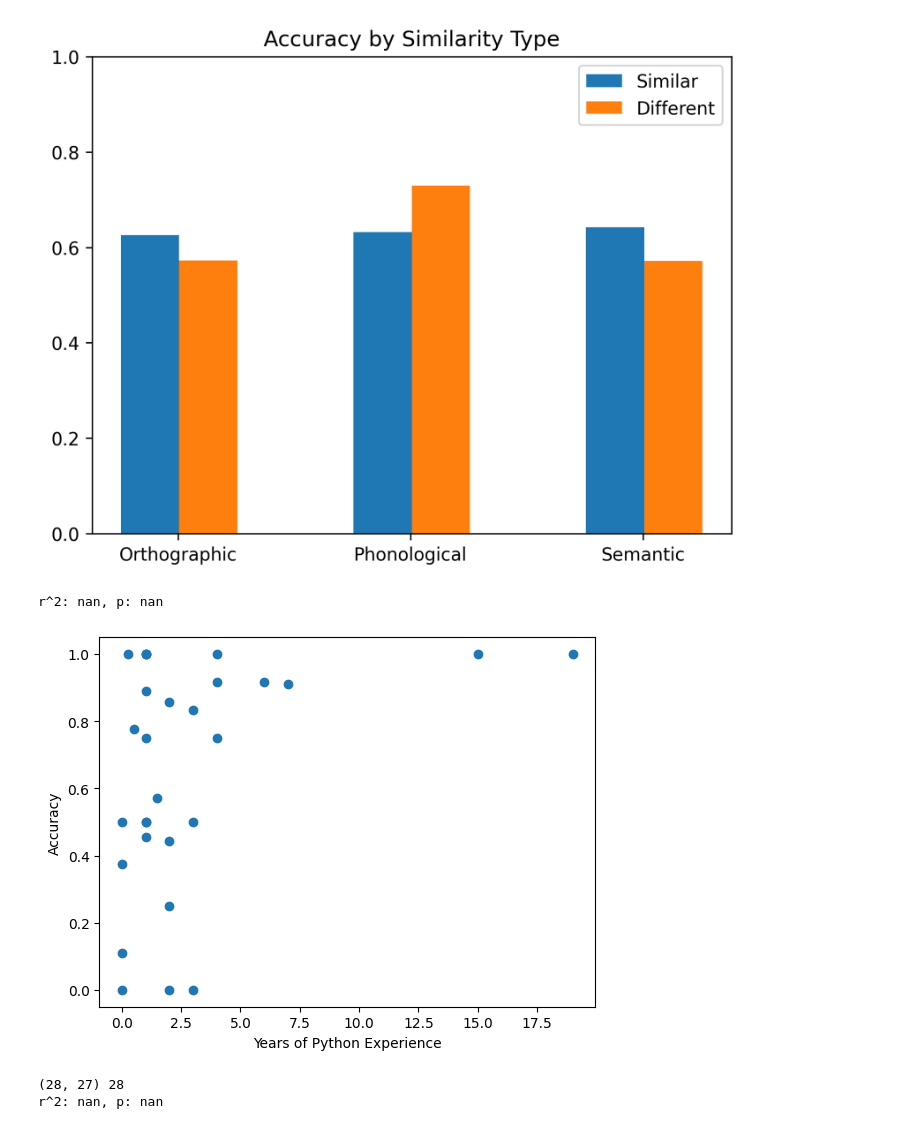
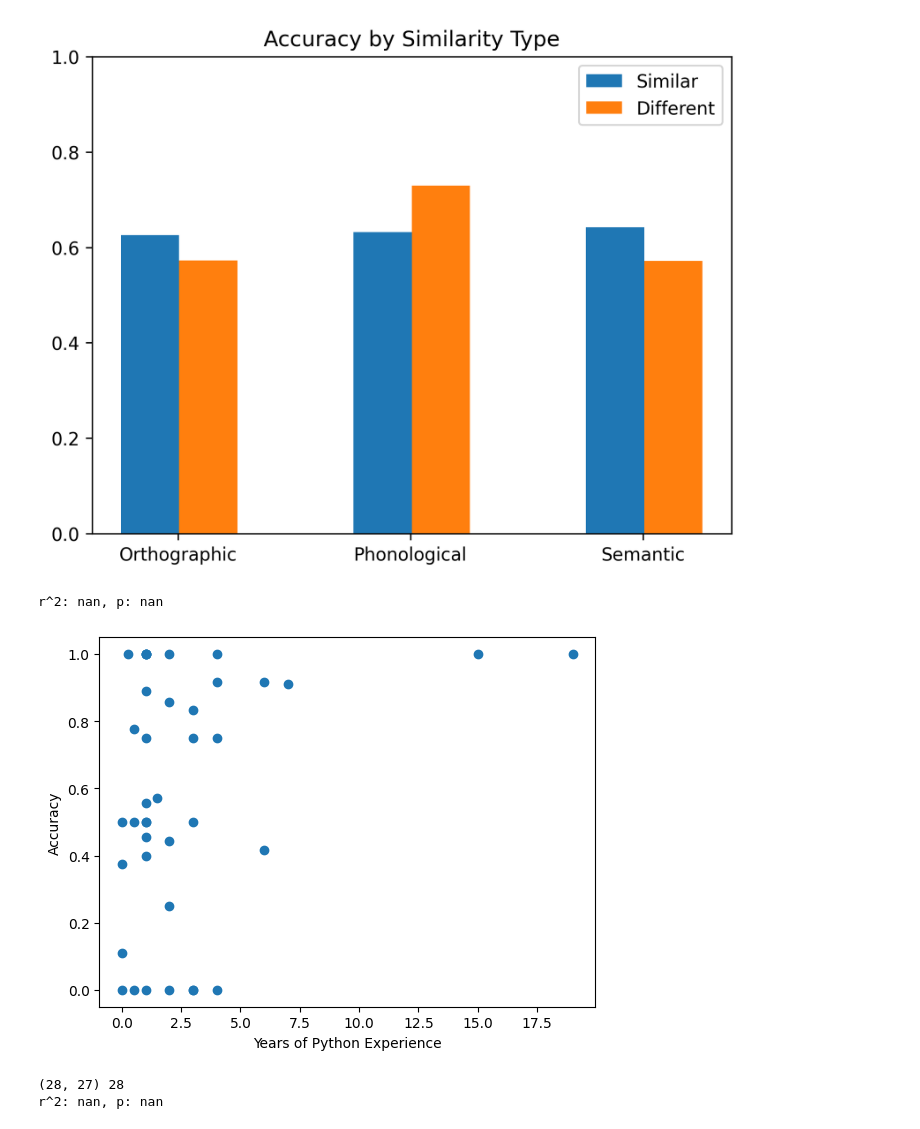
Before and after one commit to tamsinrogers/IdentifierSimilarity, a Jupyter notebook: survey_analysis.ipynb, the cells around one changed output. Cells and saved outputs as stored; diff of their text form; code cells hidden in the pictures.

Commit message:
update survey analysis notebook for new responses

```diff
--- a/survey_analysis.ipynb
+++ b/survey_analysis.ipynb
@@ -7,5 +8,5 @@ import scipy
 # %%
-survey_df = pd.read_csv('data/Survey-Data/Identifier-Similarity-May-2-2023-11.52.csv')
+survey_df = pd.read_csv('data/Survey-Data/survey_031023_1344.csv')
 # %%
 correct_answers = [4, 1, 2, 2, 2, 1, 3, 1, 2, 1, 1, 1]
 similarity_type = ['orthographic', 'orthographic', 'orthographic', 'orthographic',
@@ -33,8 +34,8 @@ for i in range(12):
     dif_data = np.array(survey_df[different_header])
     sim_data = np.array(survey_df[similar_header])
 
-    dif_scored = np.asarray([dif_data[j]==correct_answers[i] if not np.isnan(dif_data[j]) else np.nan for j in range(41)], dtype=float)
-    sim_scored = np.asarray([sim_data[j]==correct_answers[i] if not np.isnan(sim_data[j]) else np.nan for j in range(41)], dtype=float)
+    dif_scored = np.asarray([dif_data[j]==correct_answers[i] if not np.isnan(dif_data[j]) else np.nan for j in range(65)], dtype=float)
+    sim_scored = np.asarray([sim_data[j]==correct_answers[i] if not np.isnan(sim_data[j]) else np.nan for j in range(65)], dtype=float)
 
     scored_df[different_header] = dif_scored
     scored_df[similar_header] = sim_scored
@@ -49,7 +50,7 @@ Q_df['n_different'] = dif_attempts
 Q_df['score_similar'] = sim_percent
 Q_df['n_similar'] = sim_attempts
 
-scored_df.to_csv('data/Survey-Data/scored-survey.csv')
+scored_df.to_csv('data/Survey-Data/scored-survey-051023.csv')
 # %%
 print(Q_df)
 # %% [output]
@@ -103,23 +106,23 @@ plt.show()
 # %%
 scores = []
 
-for r in range(41):
+for r in range(65):
     scores.append(scored_df.iloc[r, 3::].sum()/scored_df.iloc[r, 3::].count())
 
 fig, ax = plt.subplots()
 ax.scatter(scored_df['python_experience'], scores)
 
-lr = scipy.stats.linregress(scored_df['python_experience'], scores)
+lr = stats.linregress(scored_df['python_experience'], scores)
 
 print(f'r^2: {lr.rvalue}, p: {lr.pvalue}')
 
 ax.set_xlabel('Years of Python Experience')
 ax.set_ylabel('Accuracy')
 
 plt.show()
 # %% [output]
 r^2: nan, p: nan
-[figure, old version]
+[figure, new version]
 # %%
 no_outlier = scored_df[scored_df['years_experience'] < 6]
 no_outlier = no_outlier[no_outlier['years_experience'] > 0]
```
Also changed, not shown: parts of 4 cells of this notebook.
